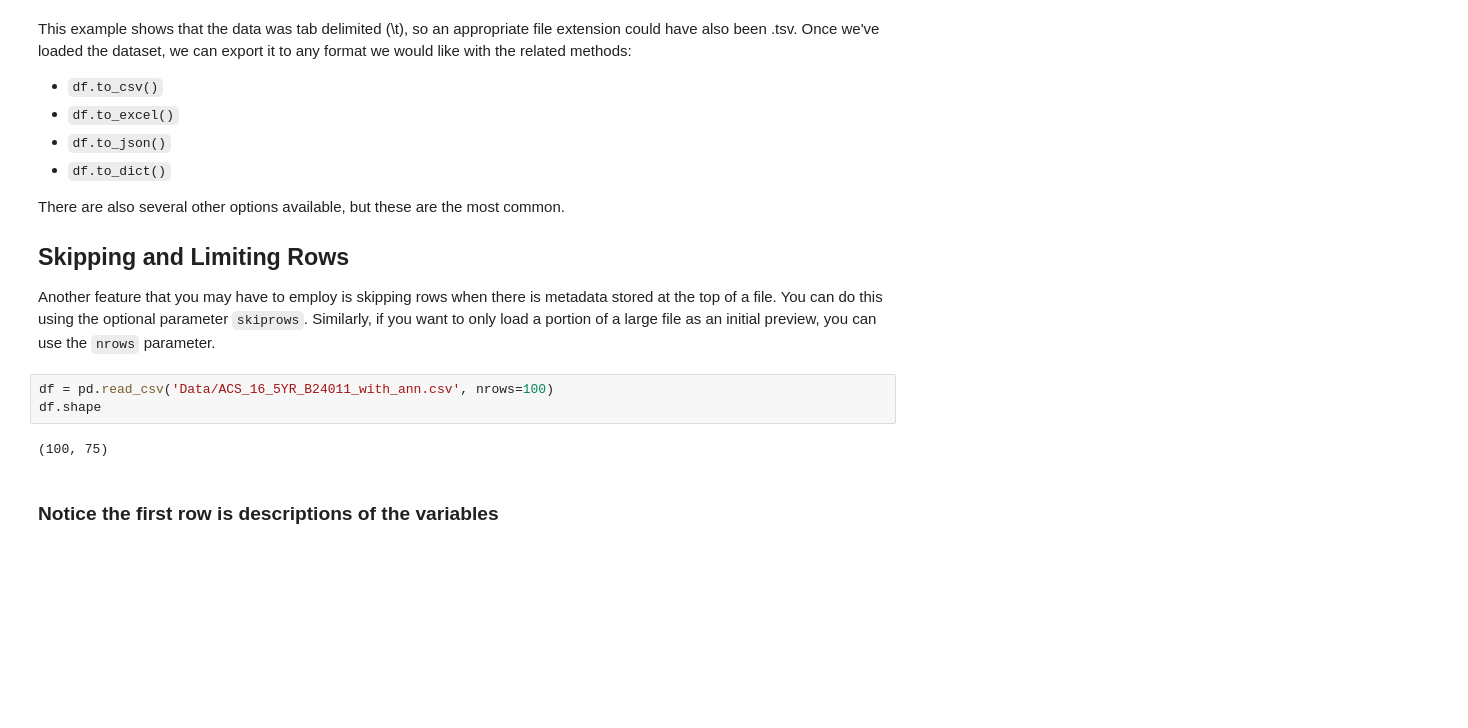
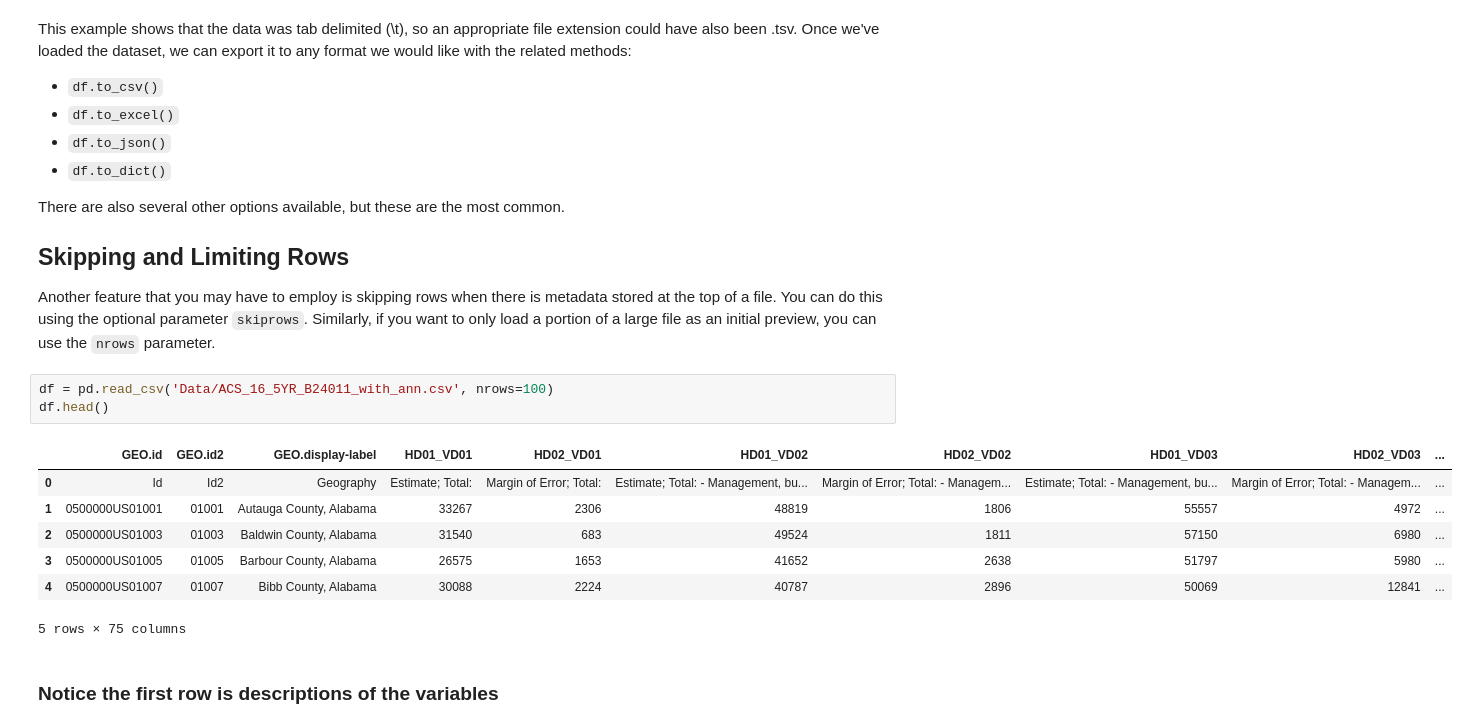
Before and after one commit to karolinajoz/dsc-importing-data-using-pandas-nyc-ds-082619, a Jupyter notebook: index.ipynb, the cells around one changed output. Drawn from its saved outputs; the diff is of its cells as text; blank space fills up the shorter version.

```diff
--- a/index.ipynb
+++ b/index.ipynb
@@ -66,9 +66,15 @@ There are also several other options available, but these are the most common.
 Another feature that you may have to employ is skipping rows when there is metadata stored at the top of a file. You can do this using the optional parameter `skiprows`. Similarly, if you want to only load a portion of a large file as an initial preview, you can use the `nrows` parameter.
 # %%
 df = pd.read_csv('Data/ACS_16_5YR_B24011_with_ann.csv', nrows=100)
-df.shape
+df.head()
 # %% [output]
+|  | GEO.id | GEO.id2 | GEO.display-label | HD01_VD01 | HD02_VD01 | HD01_VD02 | HD02_VD02 | HD01_VD03 | HD02_VD03 | ... |
+| 0 | Id | Id2 | Geography | Estimate; Total: | Margin of Error; Total: | Estimate; Total: - Management, bu... | Margin of Error; Total: - Managem... | Estimate; Total: - Management, bu... | Margin of Error; Total: - Managem... | ... |
+| 1 | 0500000US01001 | 01001 | Autauga County, Alabama | 33267 | 2306 | 48819 | 1806 | 55557 | 4972 | ... |
+| 2 | 0500000US01003 | 01003 | Baldwin County, Alabama | 31540 | 683 | 49524 | 1811 | 57150 | 6980 | ... |
+| 3 | 0500000US01005 | 01005 | Barbour County, Alabama | 26575 | 1653 | 41652 | 2638 | 51797 | 5980 | ... |
+| 4 | 0500000US01007 | 01007 | Bibb County, Alabama | 30088 | 2224 | 40787 | 2896 | 50069 | 12841 | ... |
-(100, 75)
+5 rows × 75 columns
 # %% [markdown]
 ### Notice the first row is descriptions of the variables
 # %% [markdown]
```
